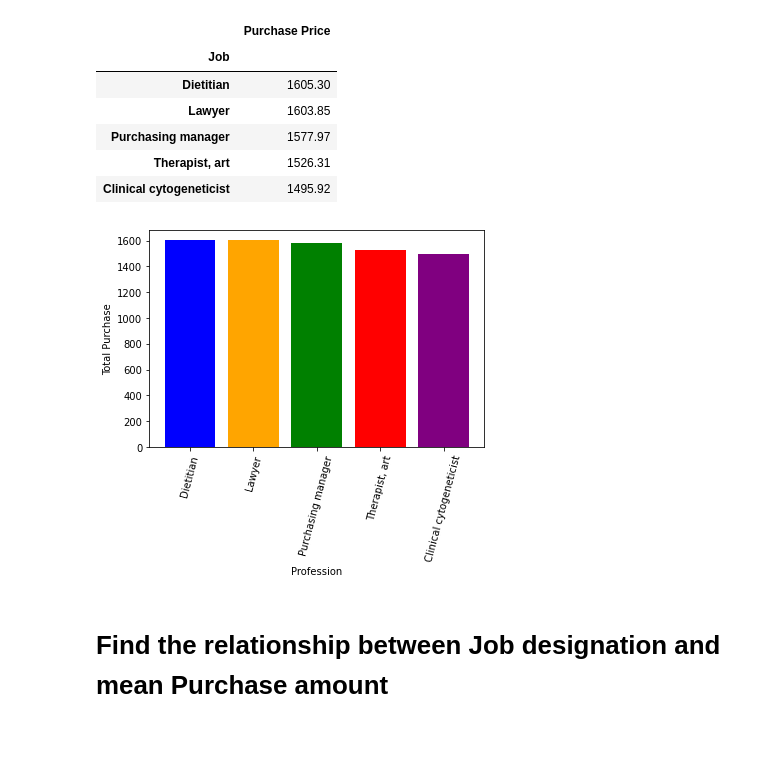
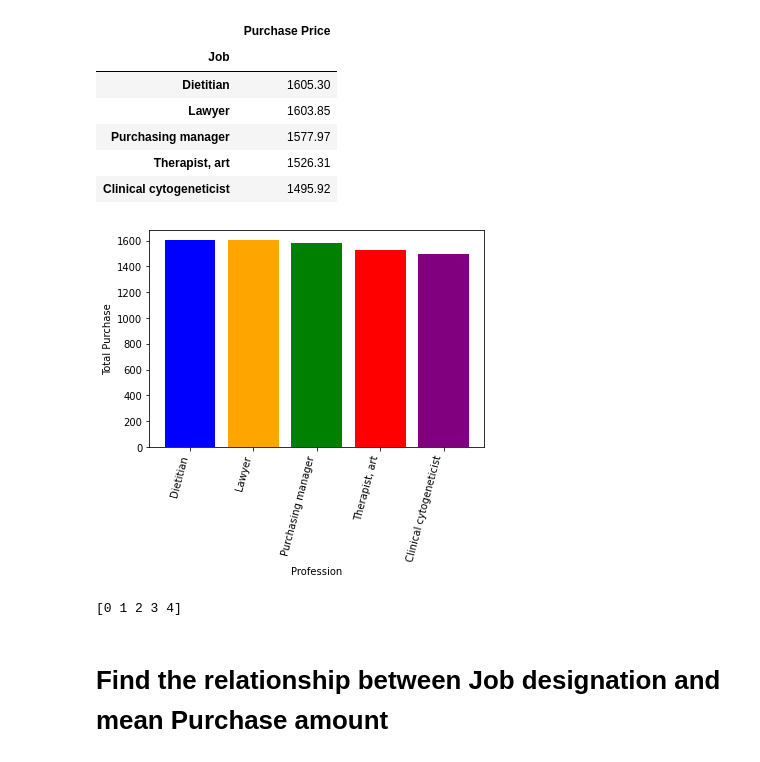
Before and after one commit to brucent2610/DataEngineerCoaching, a Jupyter notebook: Projects/Project01/Project01.ipynb, the cells around one changed output. Drawn from its saved outputs; the diff is of its cells as text; code cells hidden in the pictures.

```diff
--- a/Projects/Project01/Project01.ipynb
+++ b/Projects/Project01/Project01.ipynb
@@ -36,20 +36,22 @@ ecomrce_purchases_job_top_5
 # %%
 fig = plt.figure()
 
 y = ecomrce_purchases_job_top_5.index
 x = ecomrce_purchases_job_top_5["Purchase Price"]
 
 colors = ['blue','orange','green','red','purple']
 
 y_pos = np.arange(len(y))
 
 plt.bar(y, x, color=colors)
 plt.xlabel("Profession")
 plt.ylabel("Total Purchase")
-plt.xticks(y_pos, y, rotation=75)
+plt.xticks(y_pos, y, rotation=75, ha='right')
 plt.show()
+print(y_pos)
 # %% [output]
-[figure, old version]
+[figure, new version]
+[0 1 2 3 4]
 # %% [markdown]
 # Find the relationship between Job designation and mean Purchase amount
 # %%
```
Also changed, not shown: 4 other files.
